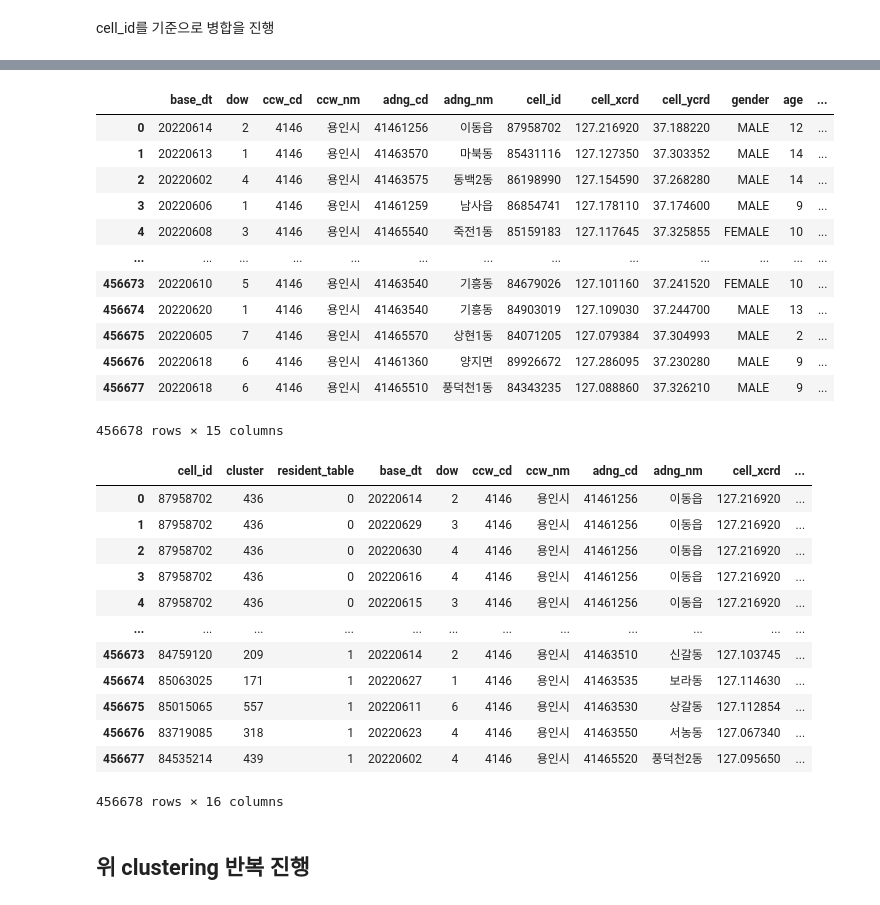
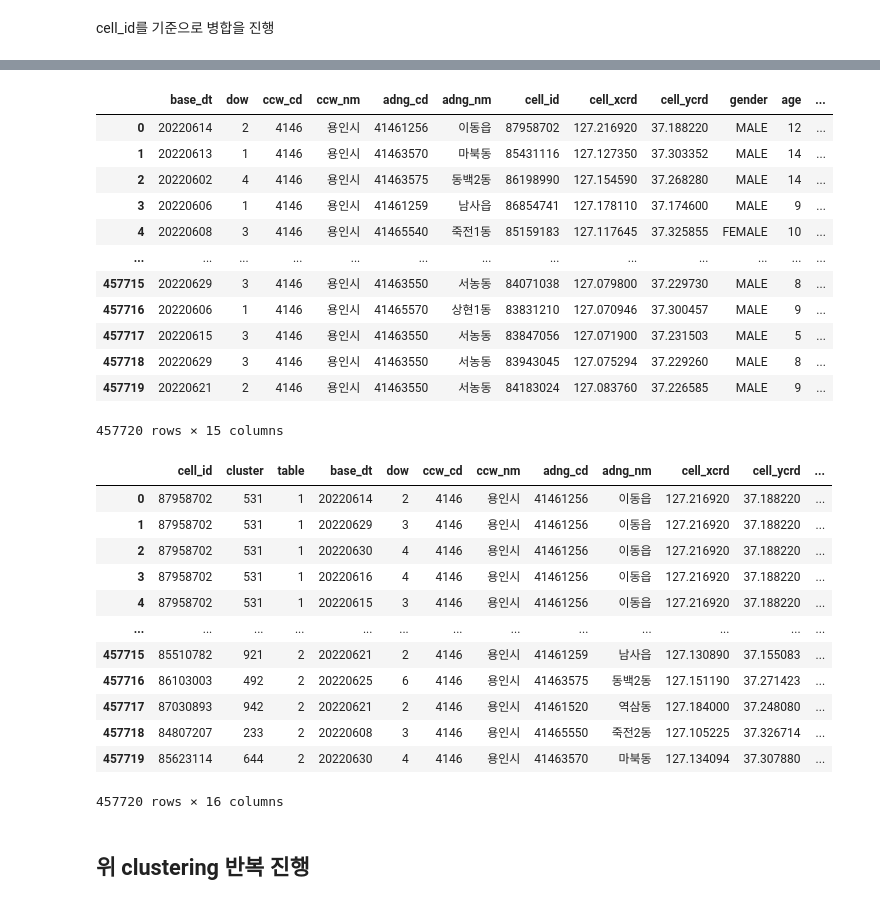
Before and after one commit to jaesoekjjang/ev-station-opt, a Jupyter notebook: code/3_clustering.ipynb, the cells around one changed output, grey strips where cells are left out. Cells and saved outputs as stored; diff of their text form; code cells hidden in the pictures.

```diff
--- a/code/3_clustering.ipynb
+++ b/code/3_clustering.ipynb
@@ -11,7 +11,7 @@ import matplotlib.pyplot as plt
 import seaborn as sns
 from sklearn.cluster import KMeans
 # %%
-DF1_FILENAME = '4.ev_resident+ev_activity.csv'
+DF1_FILENAME = '4.ev_resident+ev_activity+ev_activity_resident.csv'
 DF1_FILEPATH = os.path.join(os.path.dirname(os.getcwd()),'data','dataset',DF1_FILENAME)
 
 df = pd.read_csv(DF1_FILEPATH, index_col=0) # 거주자, 활동자 기준 전기차앱 실행
@@ -42,7 +42,7 @@ df
 # %% [markdown]
 cell_id를 기준으로 병합을 진행
 # %%
-df_tmp = df.loc[:,['cell_id','cell_xcrd','cell_ycrd', 'resident_table']].drop_duplicates()
+df_tmp = df.loc[:,['cell_id','cell_xcrd','cell_ycrd', 'table']].drop_duplicates()
 # %%
 df_tmp
 # %% [output]
@@ -117,29 +117,29 @@ df # cluster label 추가하기 전
 | 3 | 20220606 | 1 | 4146 | 용인시 | 41461259 | 남사읍 | 86854741 | 127.178110 | 37.174600 | MALE | 9 | ... |
 | 4 | 20220608 | 3 | 4146 | 용인시 | 41465540 | 죽전1동 | 85159183 | 127.117645 | 37.325855 | FEMALE | 10 | ... |
 | ... | ... | ... | ... | ... | ... | ... | ... | ... | ... | ... | ... | ... |
-| 456673 | 20220610 | 5 | 4146 | 용인시 | 41463540 | 기흥동 | 84679026 | 127.101160 | 37.241520 | FEMALE | 10 | ... |
-| 456674 | 20220620 | 1 | 4146 | 용인시 | 41463540 | 기흥동 | 84903019 | 127.109030 | 37.244700 | MALE | 13 | ... |
-| 456675 | 20220605 | 7 | 4146 | 용인시 | 41465570 | 상현1동 | 84071205 | 127.079384 | 37.304993 | MALE | 2 | ... |
-| 456676 | 20220618 | 6 | 4146 | 용인시 | 41461360 | 양지면 | 89926672 | 127.286095 | 37.230280 | MALE | 9 | ... |
-| 456677 | 20220618 | 6 | 4146 | 용인시 | 41465510 | 풍덕천1동 | 84343235 | 127.088860 | 37.326210 | MALE | 9 | ... |
+| 457715 | 20220629 | 3 | 4146 | 용인시 | 41463550 | 서농동 | 84071038 | 127.079800 | 37.229730 | MALE | 8 | ... |
+| 457716 | 20220606 | 1 | 4146 | 용인시 | 41465570 | 상현1동 | 83831210 | 127.070946 | 37.300457 | MALE | 9 | ... |
+| 457717 | 20220615 | 3 | 4146 | 용인시 | 41463550 | 서농동 | 83847056 | 127.071900 | 37.231503 | MALE | 5 | ... |
+| 457718 | 20220629 | 3 | 4146 | 용인시 | 41463550 | 서농동 | 83943045 | 127.075294 | 37.229260 | MALE | 8 | ... |
+| 457719 | 20220621 | 2 | 4146 | 용인시 | 41463550 | 서농동 | 84183024 | 127.083760 | 37.226585 | MALE | 9 | ... |
-456678 rows × 15 columns
+457720 rows × 15 columns
 # %%
-df_k1000 = pd.merge(df_k1000.loc[:,['cell_id', 'cluster', 'resident_table']], df, how='left', on=['cell_id', 'resident_table'])
+df_k1000 = pd.merge(df_k1000.loc[:,['cell_id', 'cluster', 'table']], df, how='left', on=['cell_id', 'table'])
 df_k1000
 # %% [output]
-|  | cell_id | cluster | resident_table | base_dt | dow | ccw_cd | ccw_nm | adng_cd | adng_nm | cell_xcrd | ... |
-| 0 | 87958702 | 436 | 0 | 20220614 | 2 | 4146 | 용인시 | 41461256 | 이동읍 | 127.216920 | ... |
-| 1 | 87958702 | 436 | 0 | 20220629 | 3 | 4146 | 용인시 | 41461256 | 이동읍 | 127.216920 | ... |
-| 2 | 87958702 | 436 | 0 | 20220630 | 4 | 4146 | 용인시 | 41461256 | 이동읍 | 127.216920 | ... |
-| 3 | 87958702 | 436 | 0 | 20220616 | 4 | 4146 | 용인시 | 41461256 | 이동읍 | 127.216920 | ... |
-| 4 | 87958702 | 436 | 0 | 20220615 | 3 | 4146 | 용인시 | 41461256 | 이동읍 | 127.216920 | ... |
-| ... | ... | ... | ... | ... | ... | ... | ... | ... | ... | ... | ... |
-| 456673 | 84759120 | 209 | 1 | 20220614 | 2 | 4146 | 용인시 | 41463510 | 신갈동 | 127.103745 | ... |
-| 456674 | 85063025 | 171 | 1 | 20220627 | 1 | 4146 | 용인시 | 41463535 | 보라동 | 127.114630 | ... |
-| 456675 | 85015065 | 557 | 1 | 20220611 | 6 | 4146 | 용인시 | 41463530 | 상갈동 | 127.112854 | ... |
-| 456676 | 83719085 | 318 | 1 | 20220623 | 4 | 4146 | 용인시 | 41463550 | 서농동 | 127.067340 | ... |
-| 456677 | 84535214 | 439 | 1 | 20220602 | 4 | 4146 | 용인시 | 41465520 | 풍덕천2동 | 127.095650 | ... |
+|  | cell_id | cluster | table | base_dt | dow | ccw_cd | ccw_nm | adng_cd | adng_nm | cell_xcrd | cell_ycrd | ... |
+| 0 | 87958702 | 531 | 1 | 20220614 | 2 | 4146 | 용인시 | 41461256 | 이동읍 | 127.216920 | 37.188220 | ... |
+| 1 | 87958702 | 531 | 1 | 20220629 | 3 | 4146 | 용인시 | 41461256 | 이동읍 | 127.216920 | 37.188220 | ... |
+| 2 | 87958702 | 531 | 1 | 20220630 | 4 | 4146 | 용인시 | 41461256 | 이동읍 | 127.216920 | 37.188220 | ... |
+| 3 | 87958702 | 531 | 1 | 20220616 | 4 | 4146 | 용인시 | 41461256 | 이동읍 | 127.216920 | 37.188220 | ... |
+| 4 | 87958702 | 531 | 1 | 20220615 | 3 | 4146 | 용인시 | 41461256 | 이동읍 | 127.216920 | 37.188220 | ... |
+| ... | ... | ... | ... | ... | ... | ... | ... | ... | ... | ... | ... | ... |
+| 457715 | 85510782 | 921 | 2 | 20220621 | 2 | 4146 | 용인시 | 41461259 | 남사읍 | 127.130890 | 37.155083 | ... |
+| 457716 | 86103003 | 492 | 2 | 20220625 | 6 | 4146 | 용인시 | 41463575 | 동백2동 | 127.151190 | 37.271423 | ... |
+| 457717 | 87030893 | 942 | 2 | 20220621 | 2 | 4146 | 용인시 | 41461520 | 역삼동 | 127.184000 | 37.248080 | ... |
+| 457718 | 84807207 | 233 | 2 | 20220608 | 3 | 4146 | 용인시 | 41465550 | 죽전2동 | 127.105225 | 37.326714 | ... |
+| 457719 | 85623114 | 644 | 2 | 20220630 | 4 | 4146 | 용인시 | 41463570 | 마북동 | 127.134094 | 37.307880 | ... |
-456678 rows × 16 columns
+457720 rows × 16 columns
 # %% [markdown]
 ## 위 clustering 반복 진행
 # %%
```
Also changed, not shown: parts of 7 cells of this notebook, 10 other files.
